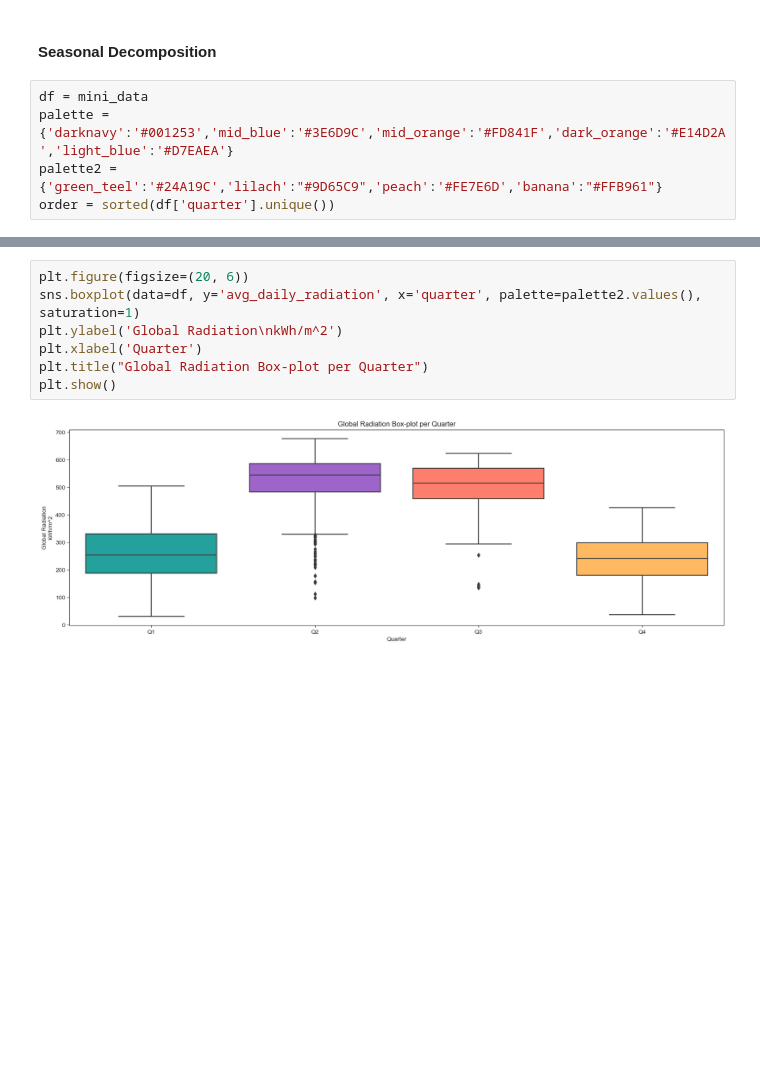
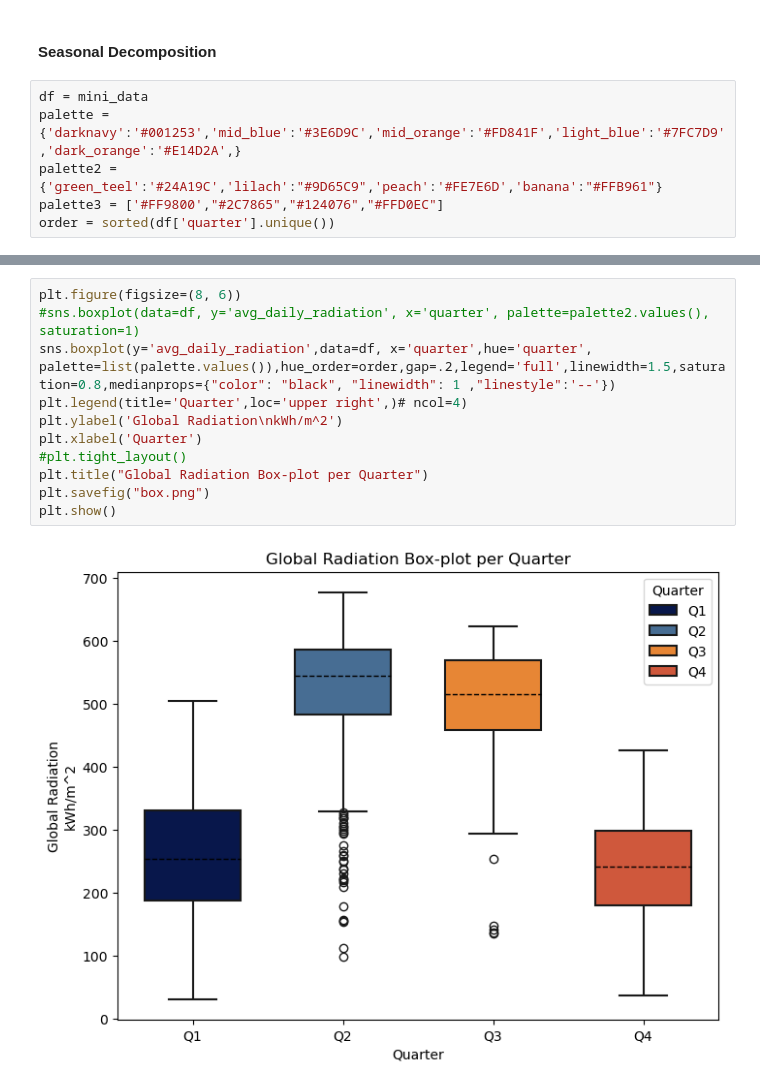
Before and after one commit to TalPeer-github/TimeSeriesAnalysis, a Jupyter notebook: FinalProject/Part1.ipynb, the cells around one changed output, grey strips where cells are left out. Saved outputs shown, nothing was run; the diff lists cells and outputs as text; blank space fills up the shorter version.

```diff
--- a/FinalProject/Part1.ipynb
+++ b/FinalProject/Part1.ipynb
@@ -47,8 +71,9 @@ mini_data.head()
 #### Seasonal Decomposition
 # %%
 df = mini_data
-palette = {'darknavy':'#001253','mid_blue':'#3E6D9C','mid_orange':'#FD841F','dark_orange':'#E14D2A','light_blue':'#D7EAEA'}
+palette = {'darknavy':'#001253','mid_blue':'#3E6D9C','mid_orange':'#FD841F','light_blue':'#7FC7D9','dark_orange':'#E14D2A',}
 palette2 = {'green_teel':'#24A19C','lilach':"#9D65C9",'peach':'#FE7E6D','banana':"#FFB961"}
+palette3 = ['#FF9800',"#2C7865","#124076","#FFD0EC"]
 order = sorted(df['quarter'].unique())
 # %%
 import matplotlib.dates as mdates
@@ -148,9 +158,13 @@ plt.show()
 # %%
-plt.figure(figsize=(20, 6))
-sns.boxplot(data=df, y='avg_daily_radiation', x='quarter', palette=palette2.values(), saturation=1)
+plt.figure(figsize=(8, 6))
+#sns.boxplot(data=df, y='avg_daily_radiation', x='quarter', palette=palette2.values(), saturation=1)
+sns.boxplot(y='avg_daily_radiation',data=df, x='quarter',hue='quarter', palette=list(palette.values()),hue_order=order,gap=.2,legend='full',linewidth=1.5,saturation=0.8,medianprops={"color": "black", "linewidth": 1 ,"linestyle":'--'})
+plt.legend(title='Quarter',loc='upper right',)# ncol=4)
 plt.ylabel('Global Radiation\nkWh/m^2')
 plt.xlabel('Quarter')
+#plt.tight_layout()
 plt.title("Global Radiation Box-plot per Quarter")
+plt.savefig("box.png")
 plt.show()
 # %% [output]
-[figure, old version]
+[figure, new version]
```
Also changed, not shown: parts of 13 cells of this notebook, 8 other files.
